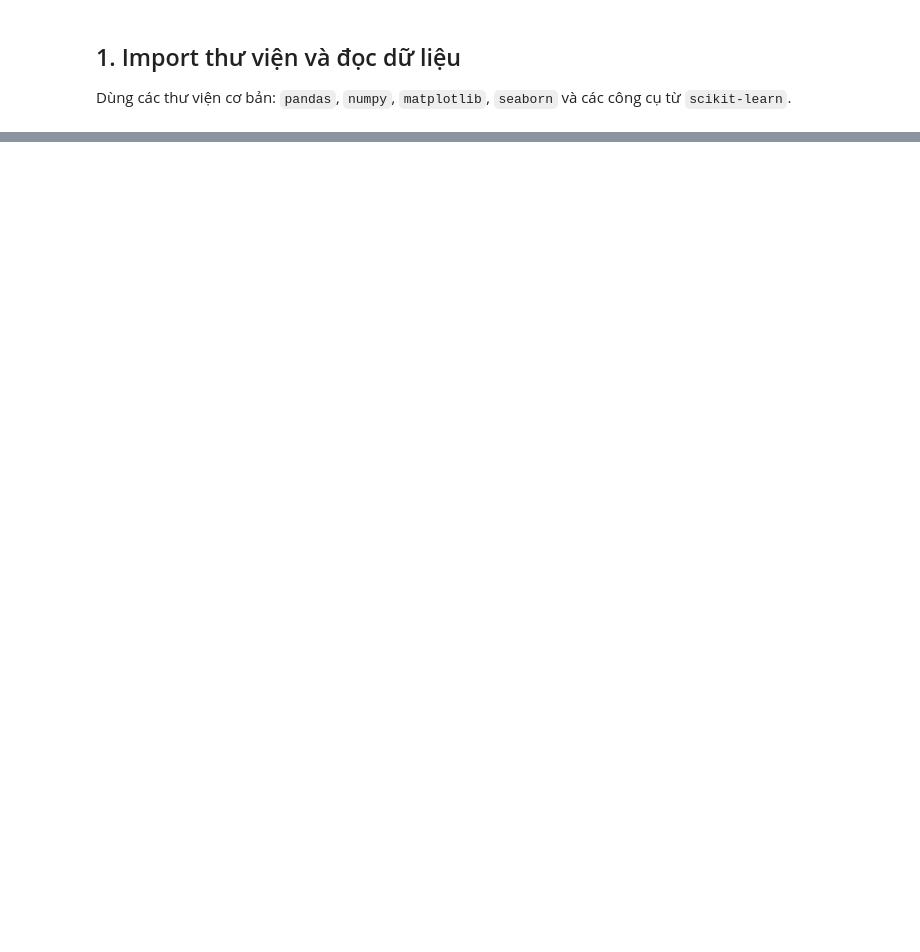
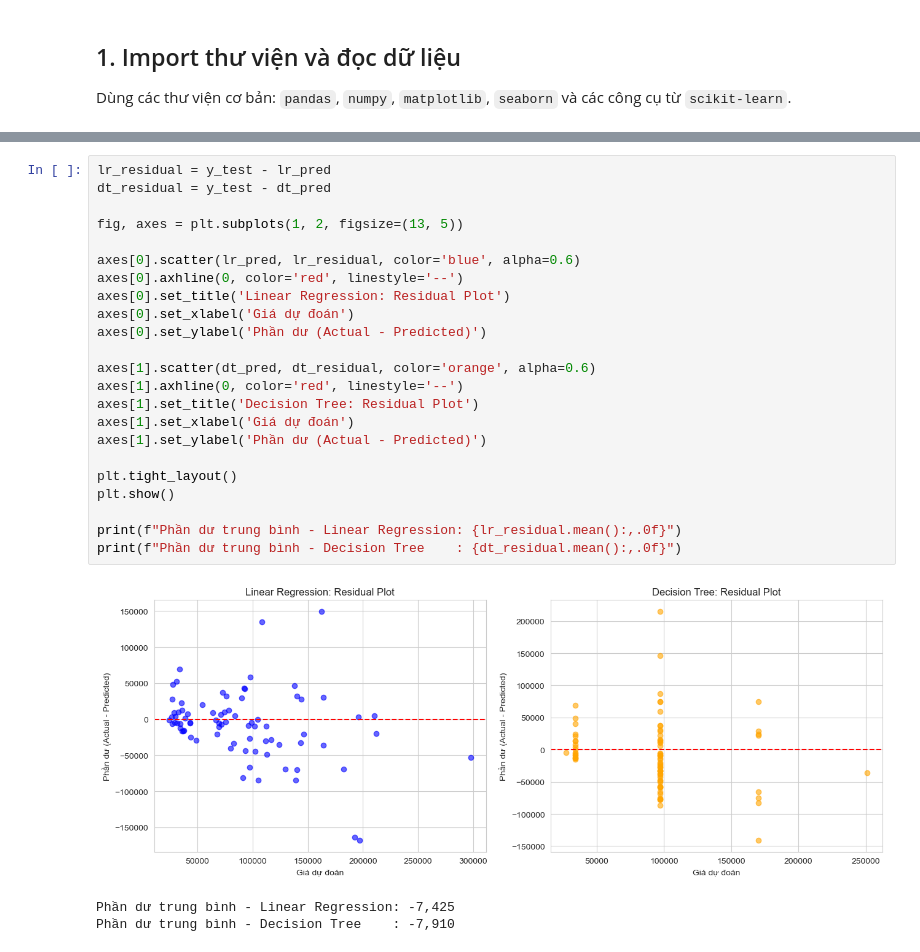
Before and after one commit to MoshiM0chiMoshi/Group5_Pharmacity_Personal_Care, a Jupyter notebook: Stage 2/02_Regression.ipynb, the cells around one changed output, grey strips where cells are left out. Saved outputs shown, nothing was run; the diff lists cells and outputs as text; blank space fills up the shorter version.

```diff
--- a/Stage 2/02_Regression.ipynb
+++ b/Stage 2/02_Regression.ipynb
@@ -464,0 +329,27 @@ TỔNG KẾT TASK 3
+# %%
+lr_residual = y_test - lr_pred
+dt_residual = y_test - dt_pred
+
+fig, axes = plt.subplots(1, 2, figsize=(13, 5))
+
+axes[0].scatter(lr_pred, lr_residual, color='blue', alpha=0.6)
+axes[0].axhline(0, color='red', linestyle='--')
+axes[0].set_title('Linear Regression: Residual Plot')
+axes[0].set_xlabel('Giá dự đoán')
+axes[0].set_ylabel('Phần dư (Actual - Predicted)')
+
+axes[1].scatter(dt_pred, dt_residual, color='orange', alpha=0.6)
+axes[1].axhline(0, color='red', linestyle='--')
+axes[1].set_title('Decision Tree: Residual Plot')
+axes[1].set_xlabel('Giá dự đoán')
+axes[1].set_ylabel('Phần dư (Actual - Predicted)')
+
+plt.tight_layout()
+plt.show()
+
+print(f"Phần dư trung bình - Linear Regression: {lr_residual.mean():,.0f}")
+print(f"Phần dư trung bình - Decision Tree    : {dt_residual.mean():,.0f}")
+# %% [output]
+[figure, added]
+Phần dư trung bình - Linear Regression: -7,425
+Phần dư trung bình - Decision Tree    : -7,910
```
Also changed, not shown: parts of 64 cells of this notebook, 4 other files.
